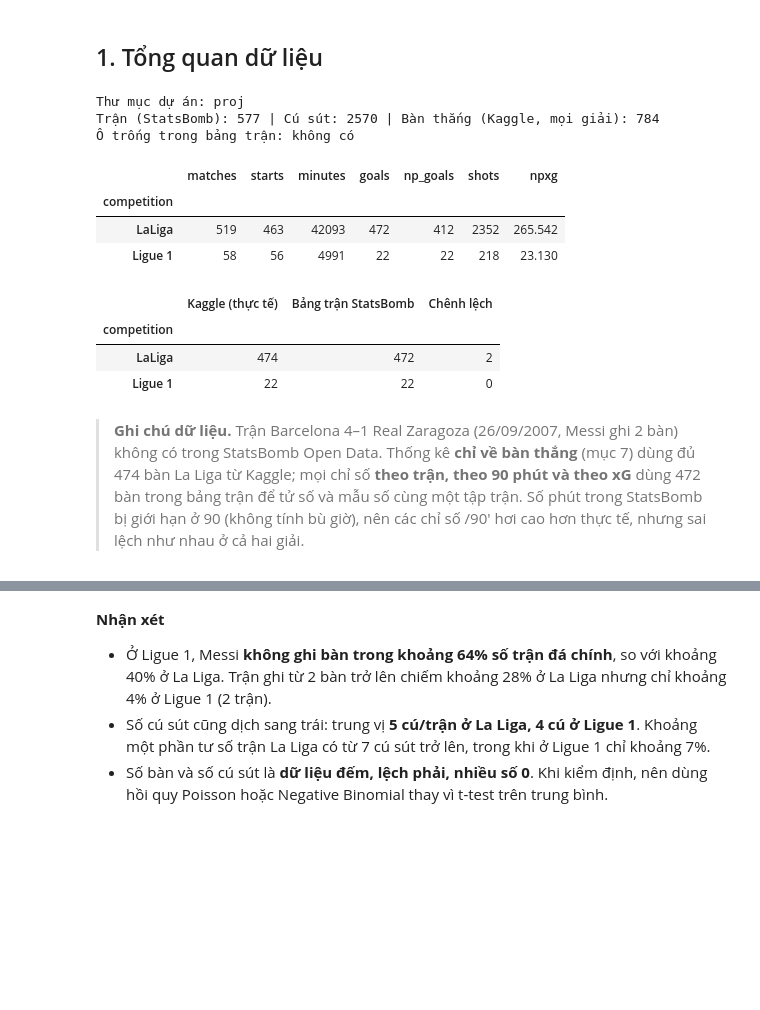
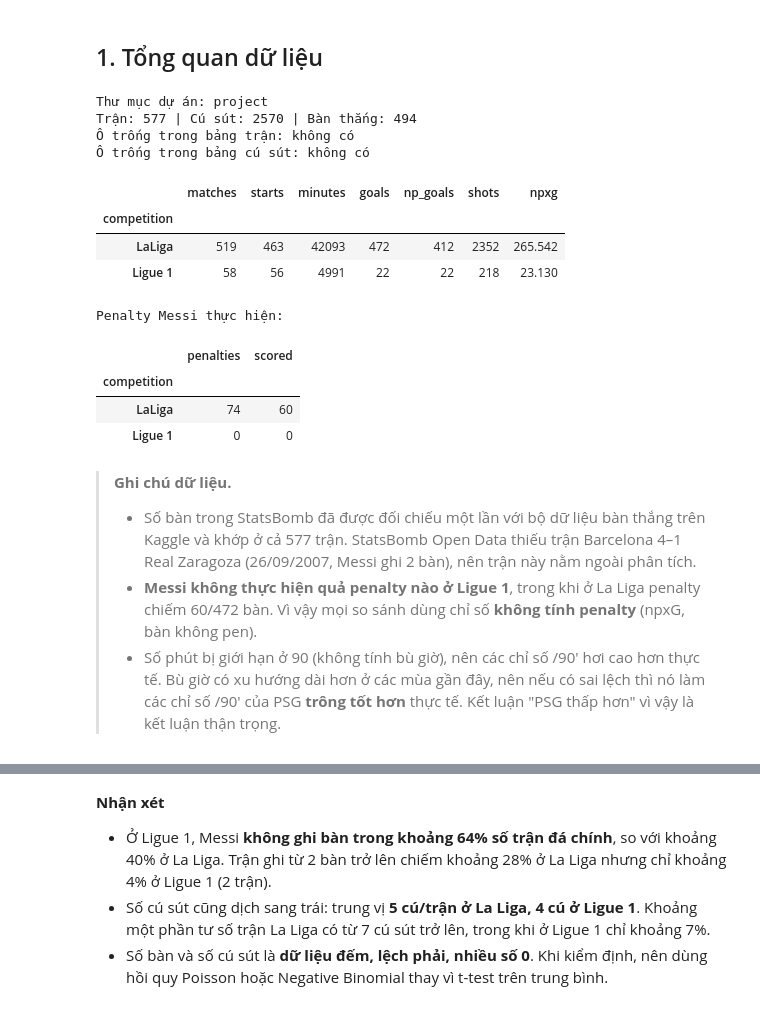
Before and after one commit to Peihhhh/messi-goals-analytics, a Jupyter notebook: notebooks/02_eda.ipynb, the cells around one changed output, grey strips where cells are left out. Drawn from its saved outputs; the diff is of its cells as text; code cells hidden in the pictures; blank space fills up the shorter version.

```diff
--- a/notebooks/02_eda.ipynb
+++ b/notebooks/02_eda.ipynb
@@ -245,42 +57,51 @@ def plot_shot_map(ax, period_shots, title):
 # %% [markdown]
 ## 1. Tổng quan dữ liệu
 # %%
-PROJECT_ROOT = find_project_root()
-matches, goals, shots = load_data(PROJECT_ROOT)
+matches, shots = load_data(PROJECT_ROOT)
 
 print(f"Thư mục dự án: {PROJECT_ROOT.name}")
-print(f"Trận (StatsBomb): {len(matches)} | Cú sút: {len(shots)} | Bàn thắng (Kaggle, mọi giải): {len(goals)}")
+print(f"Trận: {len(matches)} | Cú sút: {len(shots)} | Bàn thắng: {matches['goals'].sum()}")
 
-missing = matches.isna().sum()
-print("Ô trống trong bảng trận:", "không có" if missing.sum() == 0 else missing[missing > 0].to_dict())
+for name, table in [("trận", matches), ("cú sút", shots)]:
+    missing = table.isna().sum()
+    print(f"Ô trống trong bảng {name}:", "không có" if missing.sum() == 0 else missing[missing > 0].to_dict())
 # %% [output]
-Thư mục dự án: proj
-Trận (StatsBomb): 577 | Cú sút: 2570 | Bàn thắng (Kaggle, mọi giải): 784
+Thư mục dự án: project
+Trận: 577 | Cú sút: 2570 | Bàn thắng: 494
 Ô trống trong bảng trận: không có
+Ô trống trong bảng cú sút: không có
-# %%
-overview = summarize(matches, "competition")
-display(overview[["matches", "starts", "minutes", "goals", "np_goals", "shots", "npxg"]])
-
-# Kaggle keeps every league goal; the StatsBomb table misses one match (2007-09-26, 2 goals).
-league_goals_kaggle = goals[goals["competition"].isin(LEAGUE_ORDER)].groupby("competition").size()
-check = pd.DataFrame({"Kaggle (thực tế)": league_goals_kaggle, "Bảng trận StatsBomb": overview["goals"]})
-check["Chênh lệch"] = check["Kaggle (thực tế)"] - check["Bảng trận StatsBomb"]
-display(check)
-# %% [output]
-|  | matches | starts | minutes | goals | np_goals | shots | npxg |
-| competition |  |  |  |  |  |  |  |
-| LaLiga | 519 | 463 | 42093 | 472 | 412 | 2352 | 265.542 |
-| Ligue 1 | 58 | 56 | 4991 | 22 | 22 | 218 | 23.130 |
-|  | Kaggle (thực tế) | Bảng trận StatsBomb | Chênh lệch |
-| competition |  |  |  |
-| LaLiga | 474 | 472 | 2 |
-| Ligue 1 | 22 | 22 | 0 |
-# %% [markdown]
-> **Ghi chú dữ liệu.** Trận Barcelona 4–1 Real Zaragoza (26/09/2007, Messi ghi 2 bàn) không có trong
-> StatsBomb Open Data. Thống kê **chỉ về bàn thắng** (mục 7) dùng đủ 474 bàn La Liga từ Kaggle; mọi chỉ số
-> **theo trận, theo 90 phút và theo xG** dùng 472 bàn trong bảng trận để tử số và mẫu số cùng một tập trận.
-> Số phút trong StatsBomb bị giới hạn ở 90 (không tính bù giờ), nên các chỉ số /90' hơi cao hơn thực tế,
-> nhưng sai lệch như nhau ở cả hai giải.
+# %%
+overview = summarize(matches, "competition")
+display(overview[["matches", "starts", "minutes", "goals", "np_goals", "shots", "npxg"]])
+
+penalties = (
+    shots[shots["is_penalty"]]
+    .groupby("competition")["is_goal"]
+    .agg(penalties="size", scored="sum")
+    .reindex(LEAGUE_ORDER, fill_value=0)
+)
+print("Penalty Messi thực hiện:")
+display(penalties)
+# %% [output]
+|  | matches | starts | minutes | goals | np_goals | shots | npxg |
+| competition |  |  |  |  |  |  |  |
+| LaLiga | 519 | 463 | 42093 | 472 | 412 | 2352 | 265.542 |
+| Ligue 1 | 58 | 56 | 4991 | 22 | 22 | 218 | 23.130 |
+Penalty Messi thực hiện:
+|  | penalties | scored |
+| competition |  |  |
+| LaLiga | 74 | 60 |
+| Ligue 1 | 0 | 0 |
+# %% [markdown]
+> **Ghi chú dữ liệu.**
+> - Số bàn trong StatsBomb đã được đối chiếu một lần với bộ dữ liệu bàn thắng trên Kaggle và khớp ở cả 577 trận.
+>   StatsBomb Open Data thiếu trận Barcelona 4–1 Real Zaragoza (26/09/2007, Messi ghi 2 bàn), nên trận này nằm
+>   ngoài phân tích.
+> - **Messi không thực hiện quả penalty nào ở Ligue 1**, trong khi ở La Liga penalty chiếm 60/472 bàn. Vì vậy mọi
+>   so sánh dùng chỉ số **không tính penalty** (npxG, bàn không pen).
+> - Số phút bị giới hạn ở 90 (không tính bù giờ), nên các chỉ số /90' hơi cao hơn thực tế. Bù giờ có xu hướng dài
+>   hơn ở các mùa gần đây, nên nếu có sai lệch thì nó làm các chỉ số /90' của PSG **trông tốt hơn** thực tế. Kết
+>   luận "PSG thấp hơn" vì vậy là kết luận thận trọng.
 # %%
 period_summary = summarize(matches, "period")
 display(period_summary[["matches", "minutes", "np_goals", "npxg", "np_goals_minus_npxg",
```
Also changed, not shown: parts of 25 cells of this notebook, 9 other files.
